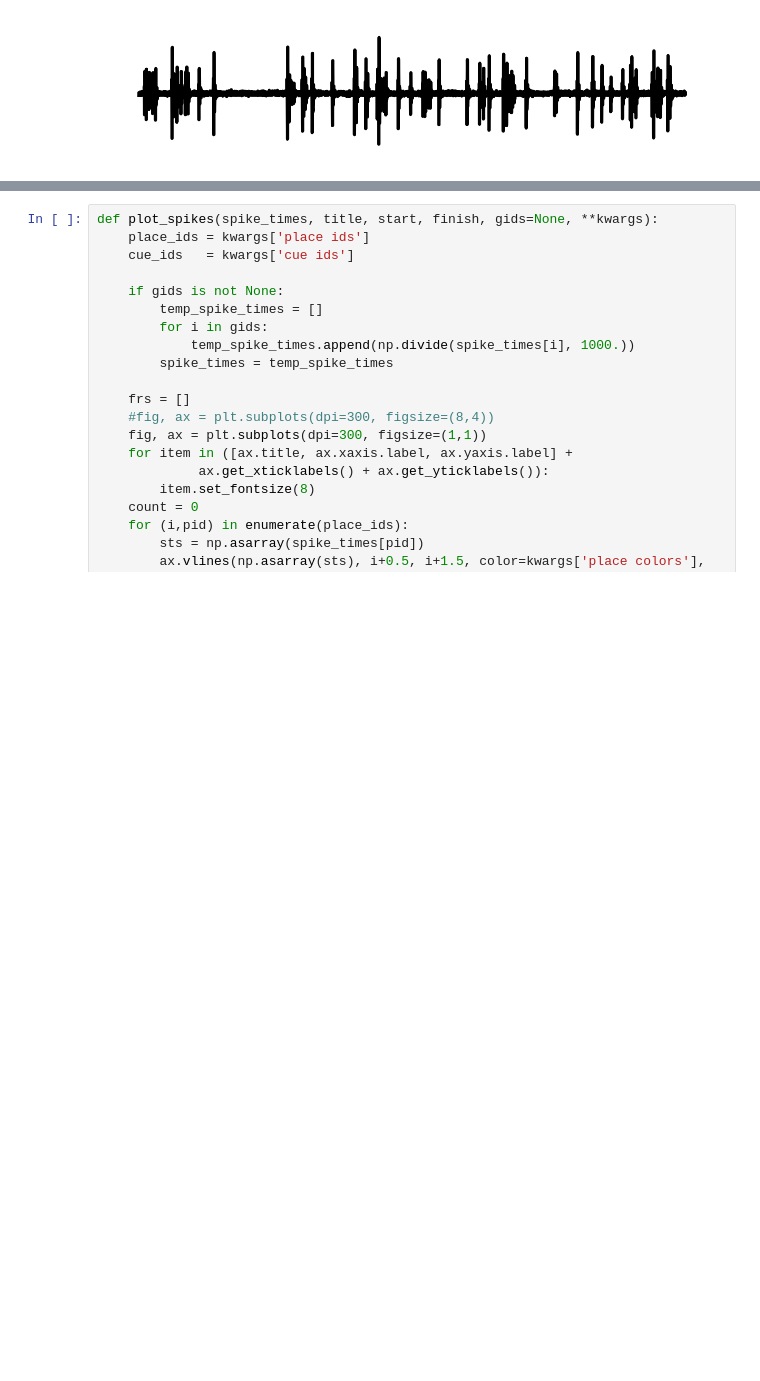
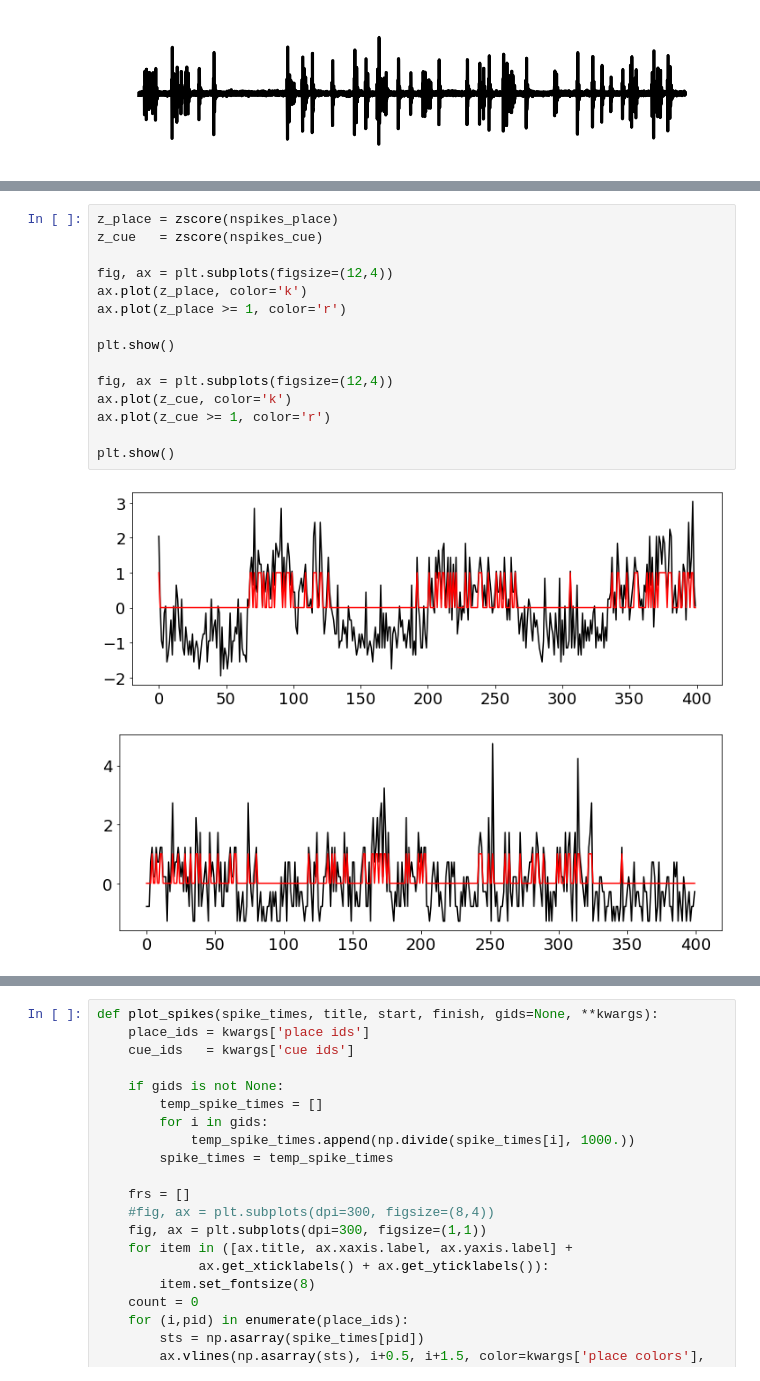
Before and after one commit to soltesz-lab/ca3_biophysical, a Jupyter notebook: notebooks/ripple_analysis_segs_stdp_ei_ie_mf_mec_lec_input_lognormal_up_down.ipynb, the cells around one changed output, grey strips where cells are left out. Cells and saved outputs as stored; diff of their text form; blank space fills up the shorter version.

```diff
--- a/notebooks/ripple_analysis_segs_stdp_ei_ie_mf_mec_lec_input_lognormal_up_down.ipynb
+++ b/notebooks/ripple_analysis_segs_stdp_ei_ie_mf_mec_lec_input_lognormal_up_down.ipynb
@@ -484,3 +488,21 @@ r,p -0.5763043908271387 4.218874766663308e-09 88
+# %%
+z_place = zscore(nspikes_place)
+z_cue   = zscore(nspikes_cue)
+
+fig, ax = plt.subplots(figsize=(12,4))
+ax.plot(z_place, color='k')
+ax.plot(z_place >= 1, color='r')
+
+plt.show()
+
+fig, ax = plt.subplots(figsize=(12,4))
+ax.plot(z_cue, color='k')
+ax.plot(z_cue >= 1, color='r')
+
+plt.show()
+# %% [output]
+[figure, added]
+[figure, added]
 # %%
 import seaborn as sns
 import pandas as pd
```
Also changed, not shown: parts of 13 cells of this notebook, 6 other files.
